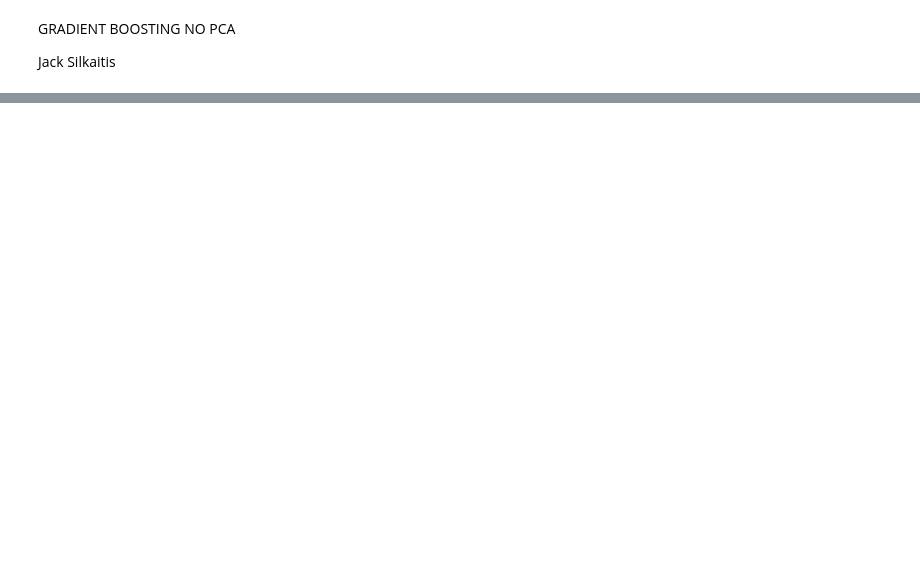
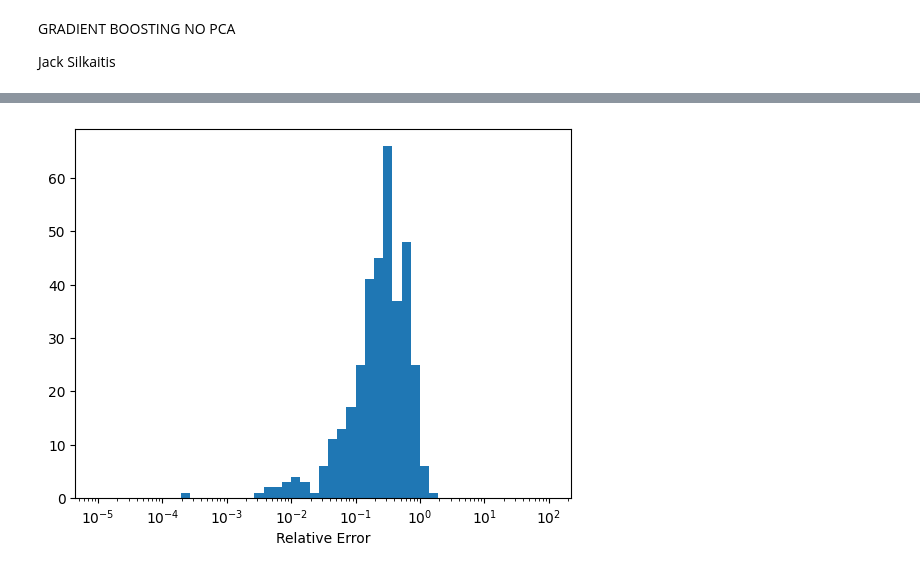
Before and after one commit to rhit-silkaijr/MA415, a Jupyter notebook: Gradient_Boosting_Trees.ipynb, the cells around one changed output, grey strips where cells are left out. Saved outputs shown, nothing was run; the diff lists cells and outputs as text; code cells hidden in the pictures; blank space fills up the shorter version.

```diff
--- a/Gradient_Boosting_Trees.ipynb
+++ b/Gradient_Boosting_Trees.ipynb
@@ -140,0 +209,8 @@ min(np.abs(10**(y_pred) - 10**y_test) / 10**y_test)
+# %%
+plt.figure()
+plt.hist(relError, bins=np.logspace(-5,2))
+plt.xscale("log")
+plt.xlabel("Relative Error")
+plt.show()
+# %% [output]
+[figure, added]
```
Also changed, not shown: parts of 24 cells of this notebook, 3 other files.
